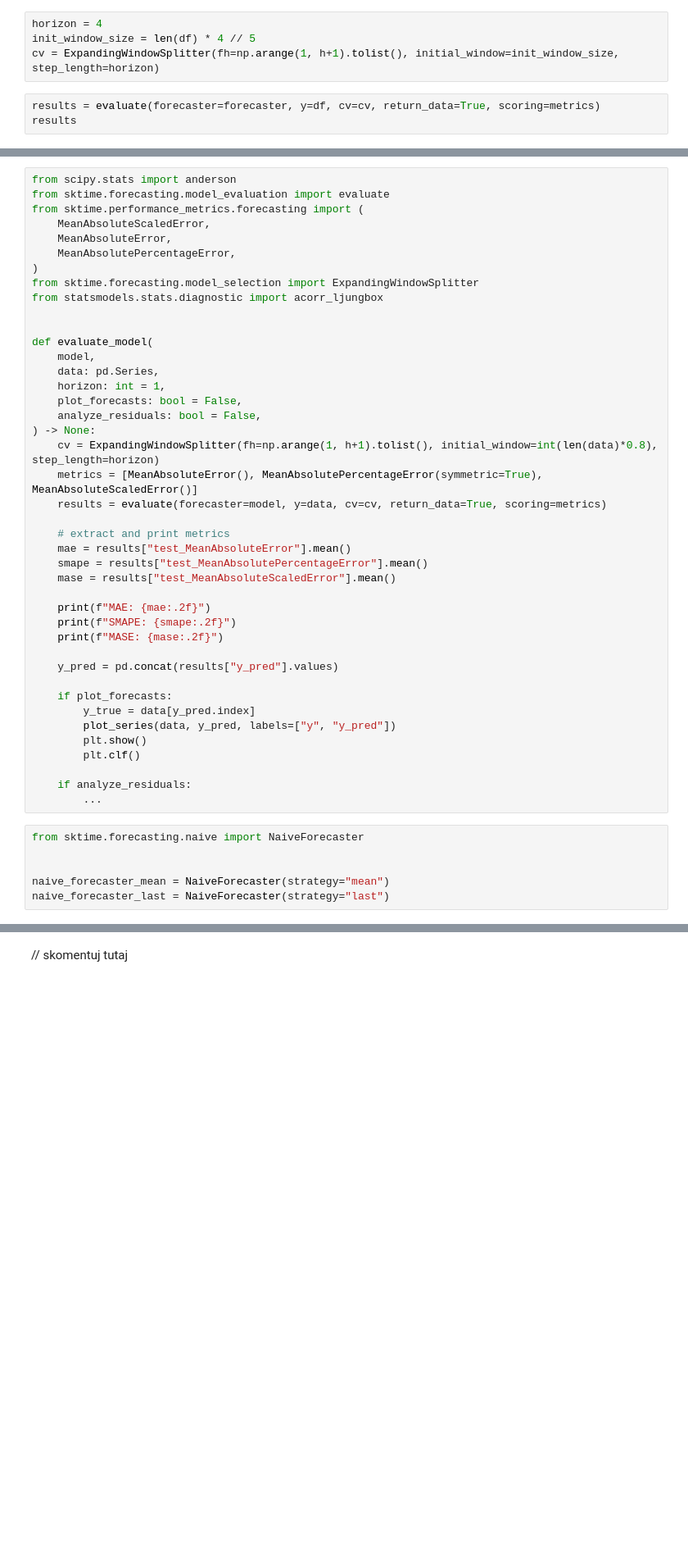
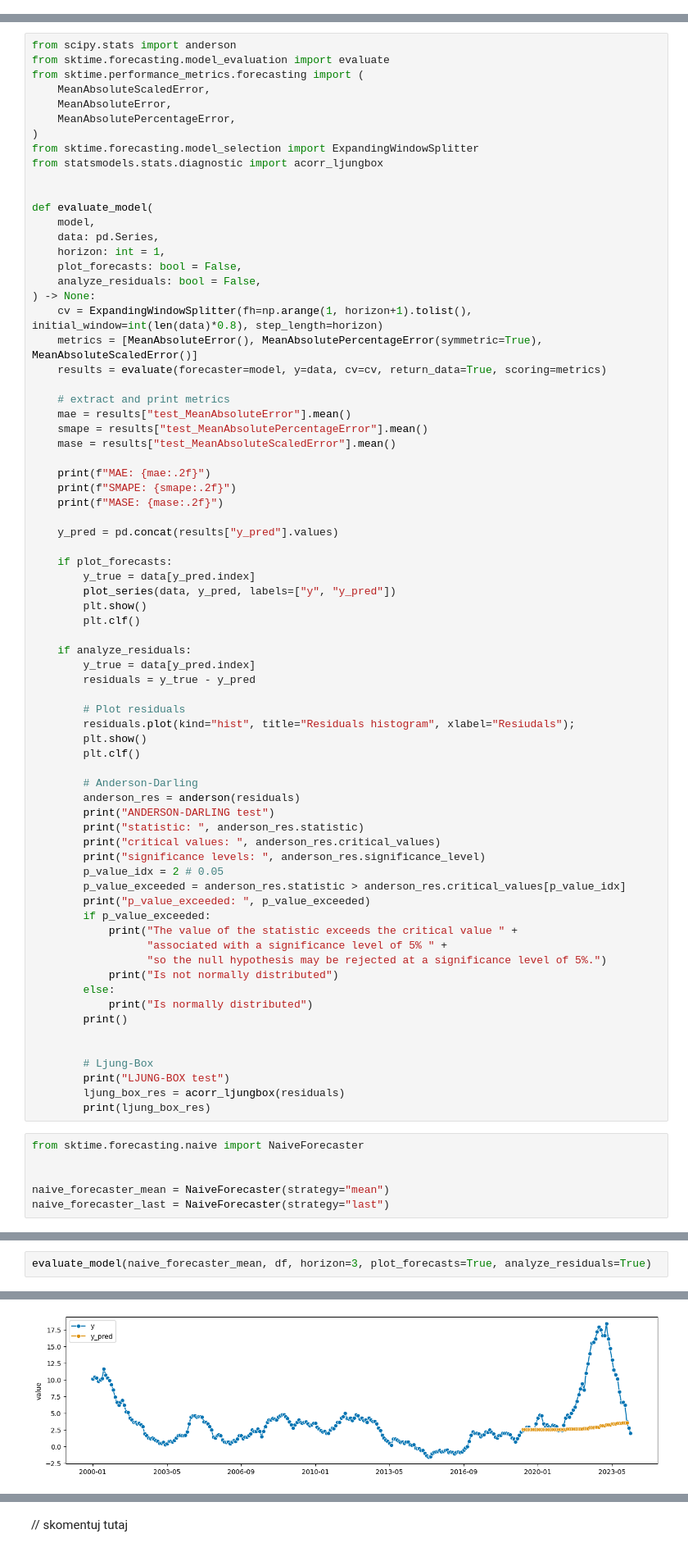
Before and after one commit to basiav/ML-Intro-Course-AGH, a Jupyter notebook: lab7/notebook_empty.ipynb, the cells around one changed output, grey strips where cells are left out. Shown at 82% size. Saved outputs shown, nothing was run; the diff lists cells and outputs as text; blank space fills up the shorter version.

```diff
--- a/lab7/notebook_empty.ipynb
+++ b/lab7/notebook_empty.ipynb
@@ -382,7 +253,0 @@ forecaster = NaiveForecaster(strategy="mean")
-# %%
-horizon = 4
-init_window_size = len(df) * 4 // 5
-cv = ExpandingWindowSplitter(fh=np.arange(1, h+1).tolist(), initial_window=init_window_size, step_length=horizon)
-# %%
-results = evaluate(forecaster=forecaster, y=df, cv=cv, return_data=True, scoring=metrics)
-results
@@ -443,7 +270,7 @@ def evaluate_model(
     plot_forecasts: bool = False,
     analyze_residuals: bool = False,
 ) -> None:
-    cv = ExpandingWindowSplitter(fh=np.arange(1, h+1).tolist(), initial_window=int(len(data)*0.8), step_length=horizon)
+    cv = ExpandingWindowSplitter(fh=np.arange(1, horizon+1).tolist(), initial_window=int(len(data)*0.8), step_length=horizon)
     metrics = [MeanAbsoluteError(), MeanAbsolutePercentageError(symmetric=True), MeanAbsoluteScaledError()]
     results = evaluate(forecaster=model, y=data, cv=cv, return_data=True, scoring=metrics)
 
@@ -465,7 +292,37 @@ def evaluate_model(
         plt.clf()
 
     if analyze_residuals:
-        ...
+        y_true = data[y_pred.index]
+        residuals = y_true - y_pred
+
+        # Plot residuals
+        residuals.plot(kind="hist", title="Residuals histogram", xlabel="Resiudals");
+        plt.show()
+        plt.clf()
+
+        # Anderson-Darling
+        anderson_res = anderson(residuals)
+        print("ANDERSON-DARLING test")
+        print("statistic: ", anderson_res.statistic)
+        print("critical values: ", anderson_res.critical_values)
+        print("significance levels: ", anderson_res.significance_level)
+        p_value_idx = 2 # 0.05
+        p_value_exceeded = anderson_res.statistic > anderson_res.critical_values[p_value_idx]
+        print("p_value_exceeded: ", p_value_exceeded)
+        if p_value_exceeded:
+            print("The value of the statistic exceeds the critical value " +
+                  "associated with a significance level of 5% " +
+                  "so the null hypothesis may be rejected at a significance level of 5%.")
+            print("Is not normally distributed")
+        else:
+            print("Is normally distributed")
+        print()
+
+
+        # Ljung-Box
+        print("LJUNG-BOX test")
+        ljung_box_res = acorr_ljungbox(residuals)
+        print(ljung_box_res)
 # %%
 from sktime.forecasting.naive import NaiveForecaster
 
@@ -480,0 +332,3 @@ MASE: 14.39
+# %%
+evaluate_model(naive_forecaster_mean, df, horizon=3, plot_forecasts=True, analyze_residuals=True)
+# %% [output]
@@ -480,0 +338 @@ MASE: 14.39
+[figure, added]
```
Also changed, not shown: parts of 21 cells of this notebook.
